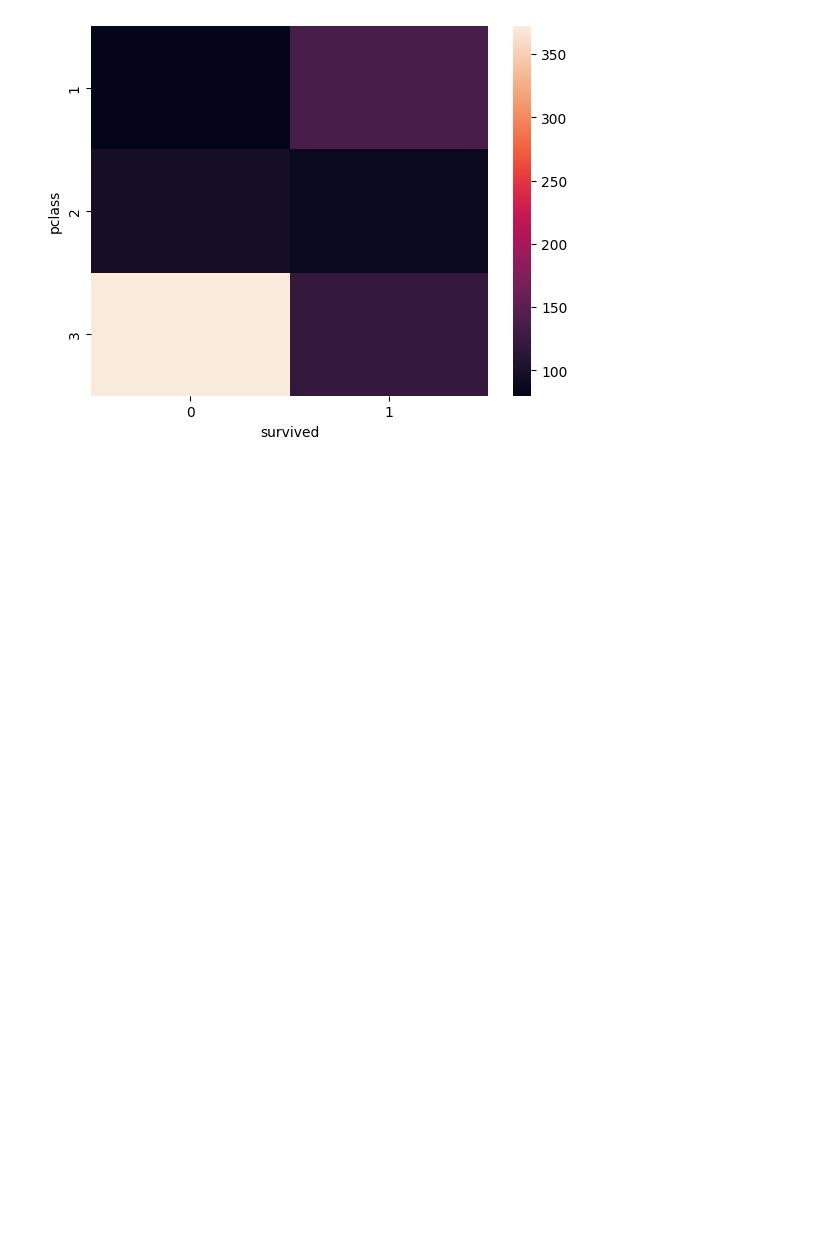
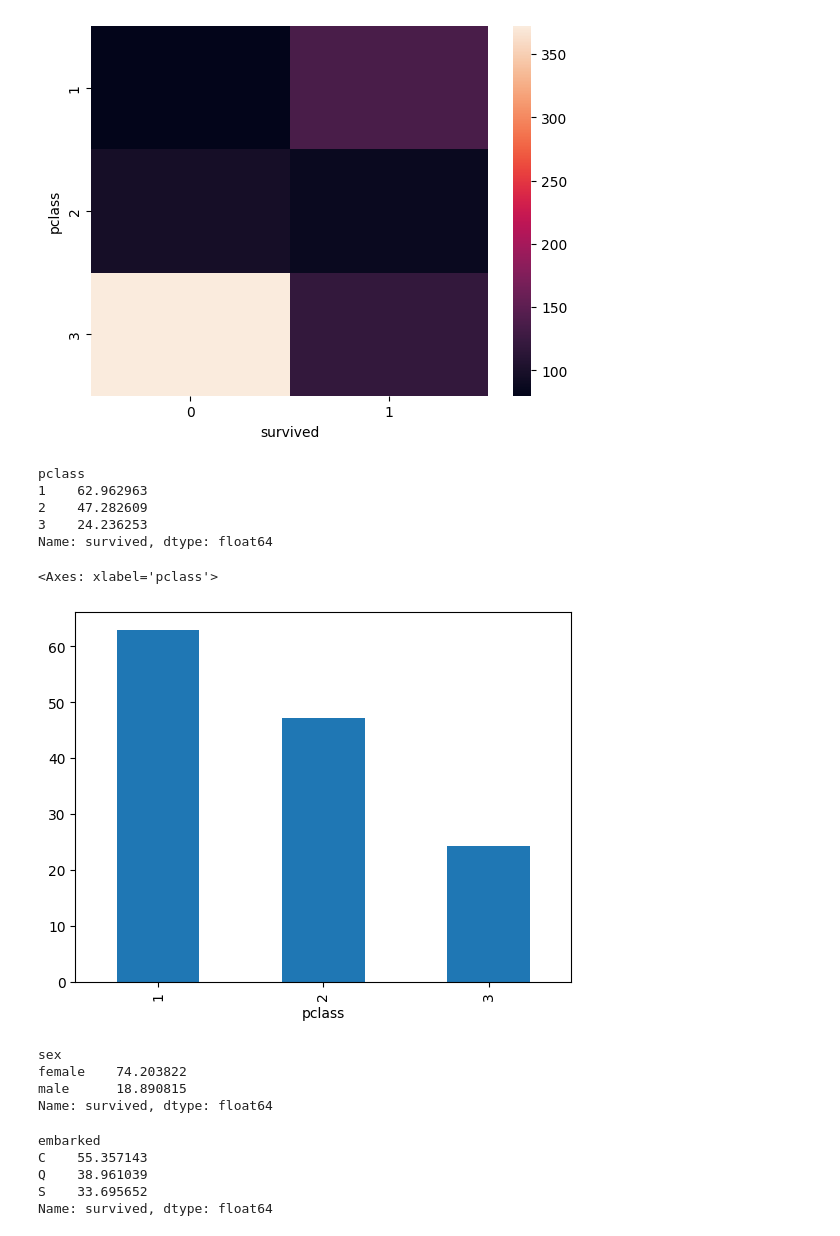
Before and after one commit to Khusheyy/MACHINE-LEARNING, a Jupyter notebook: lectures/multivariate_analysis.ipynb, the cells around one changed output. Saved outputs shown, nothing was run; the diff lists cells and outputs as text; code cells hidden in the pictures; blank space fills up the shorter version.

```diff
--- a/lectures/multivariate_analysis.ipynb
+++ b/lectures/multivariate_analysis.ipynb
@@ -113,3 +121,34 @@ sns.heatmap(pd.crosstab(titanic['pclass'],titanic['survived']))
 # %% [output]
 <Axes: xlabel='survived', ylabel='pclass'>
 [figure]
+# %%
+titanic['pclass'] = pd.to_numeric(titanic['pclass'], errors='coerce')
+# %%
+titanic.groupby('pclass')['survived'].mean()*100
+#
+# %% [output]
+pclass
+1    62.962963
+2    47.282609
+3    24.236253
+Name: survived, dtype: float64
+# %%
+(titanic.groupby('pclass')['survived'].mean()*100).plot(kind = 'bar')
+# %% [output]
+<Axes: xlabel='pclass'>
+[figure, added]
+# %%
+titanic.groupby('sex')['survived'].mean()*100
+# %% [output]
+sex
+female    74.203822
+male      18.890815
+Name: survived, dtype: float64
+# %%
+titanic.groupby('embarked')['survived'].mean()*100
+# %% [output]
+embarked
+C    55.357143
+Q    38.961039
+S    33.695652
+Name: survived, dtype: float64
```
Also changed, not shown: parts of 13 cells of this notebook.
